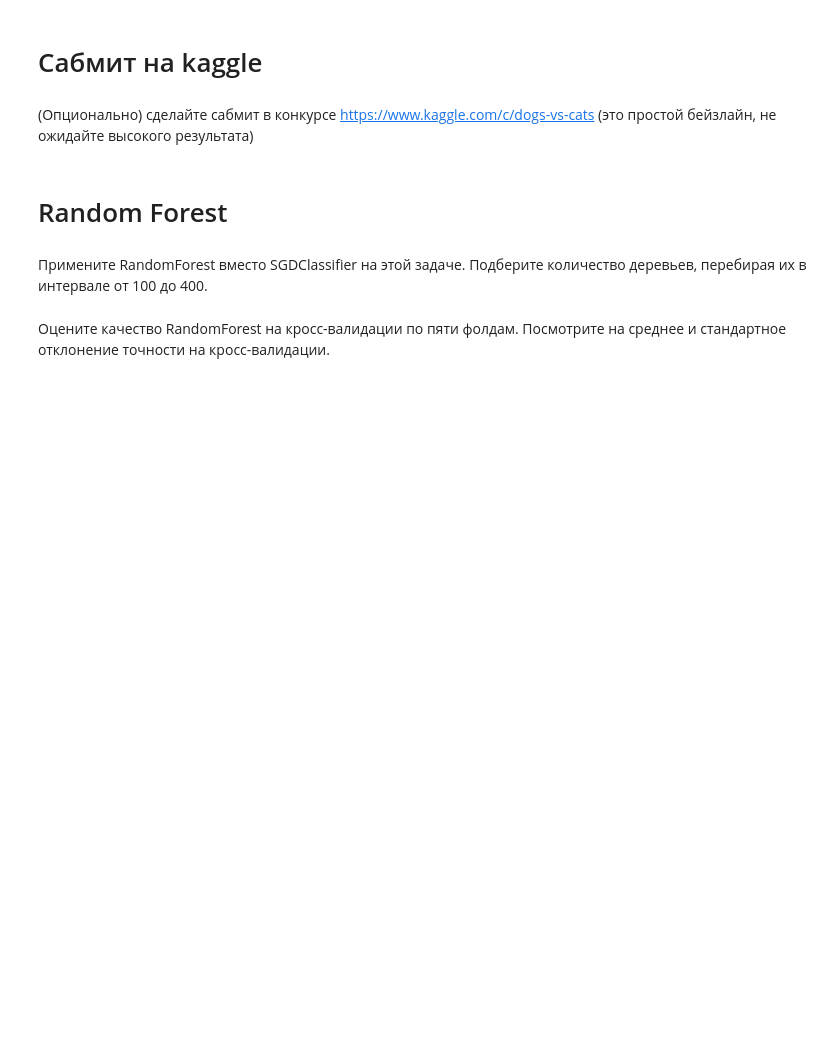
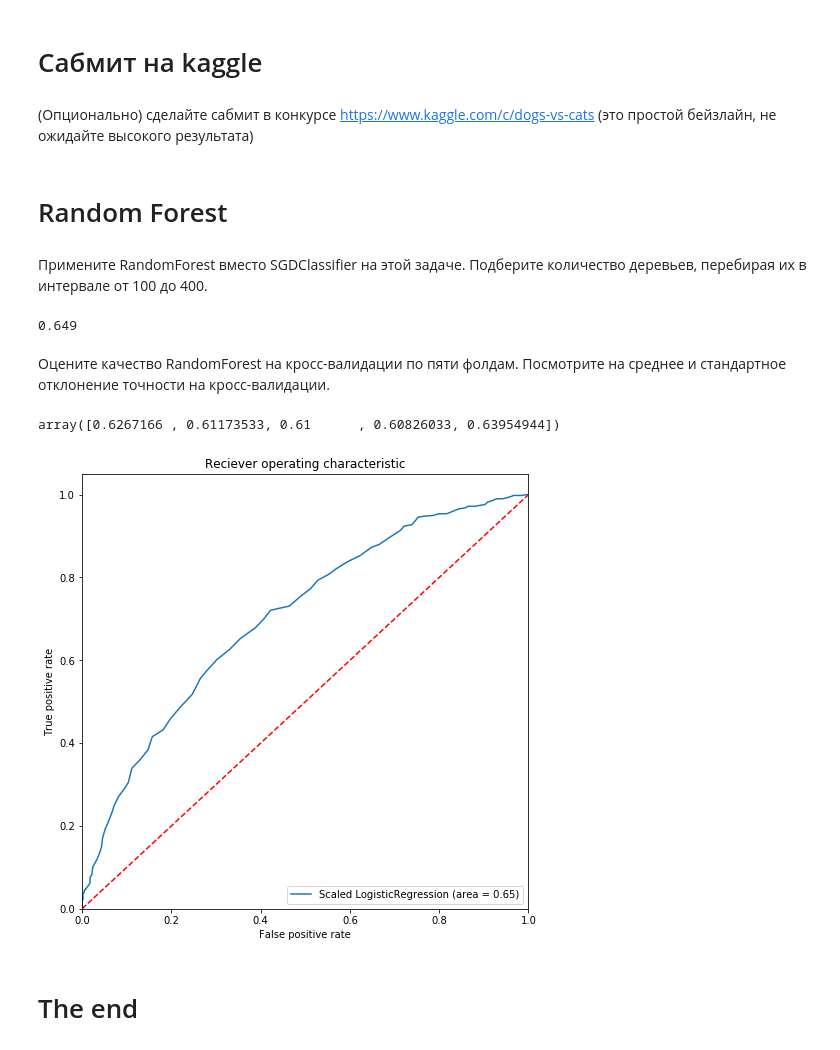
Before and after one commit to GeorgeII/ML-university-course, a Jupyter notebook: 1lab/cats-vs-dogs.ipynb, the cells around one changed output. Cells and saved outputs as stored; diff of their text form; code cells hidden in the pictures; blank space fills up the shorter version.

Commit message:
Add random forest

```diff
--- a/1lab/cats-vs-dogs.ipynb
+++ b/1lab/cats-vs-dogs.ipynb
@@ -125,7 +125,7 @@ array([[131, 135, 136, ...,  71, 132, 148],
 from sklearn.model_selection import train_test_split
 from sklearn.utils import check_random_state
 
-random_state = check_random_state(0)
+random_state = check_random_state(7)
 permutation = random_state.permutation(features.shape[0])
 features = features[permutation]
 target = target[permutation]
@@ -271,5 +273,30 @@ plt.show()
 # Random Forest
 # %% [markdown]
 Примените RandomForest вместо SGDClassifier на этой задаче. Подберите количество деревьев, перебирая их в интервале от 100 до 400.
+# %%
+from sklearn.ensemble import RandomForestClassifier
+
+X_train, X_test, y_train, y_test = train_test_split(features, target, test_size=0.2)
+
+# hyperparameter tuning (takes too much time)
+# estimators = [1, 10, 50, 75, 100, 125, 150, 175, 200, 225, 250, 275, 300, 500]
+
+# score_test = {}
+# for estimator_number in estimators:
+#     clf = RandomForestClassifier(n_estimators=estimator_number)
+#     clf.fit(X_train, y_train)
+#     score_test[estimator_number] = clf.score(X_test, y_test)
+#     score_train = clf.score(X_train, y_train)
+
+#     print(estimator_number, score_test[estimator_number], score_train)
+
+# print("Test scores:", score_test)
+# %%
+rand_forest_clf = RandomForestClassifier(n_estimators=150)
+rand_forest_clf.fit(X_train, y_train)
+score = rand_forest_clf.score(X_test, y_test)
+print(score)
+# %% [output]
+0.649
 # %% [markdown]
 Оцените качество RandomForest на кросс-валидации по пяти фолдам. Посмотрите на среднее и стандартное отклонение точности на кросс-валидации.
@@ -275,0 +307,24 @@ plt.show()
+# %%
+scores
+# %% [output]
+array([0.6267166 , 0.61173533, 0.61      , 0.60826033, 0.63954944])
+# %%
+plt.figure(figsize=(8, 8))
+
+rand_forest_roc_auc = roc_auc_score(y_test, rand_forest_clf.predict(X_test))
+fpr, tpr, thresholds = roc_curve(y_test, rand_forest_clf.predict_proba(X_test)[:,1])
+plt.plot(fpr, tpr, label='Scaled LogisticRegression (area = %0.2f)' % rand_forest_roc_auc)
+
+
+plt.plot([0,1], [0,1], 'r--')
+plt.xlim([0.0, 1.0])
+plt.ylim([0.0, 1.05])
+plt.title('Reciever operating characteristic')
+plt.xlabel('False positive rate')
+plt.ylabel('True positive rate')
+plt.legend(loc="lower right")
+plt.show()
+# %% [output]
+[figure, added]
+# %% [markdown]
+# The end
```
Also changed, not shown: parts of 13 cells of this notebook.
